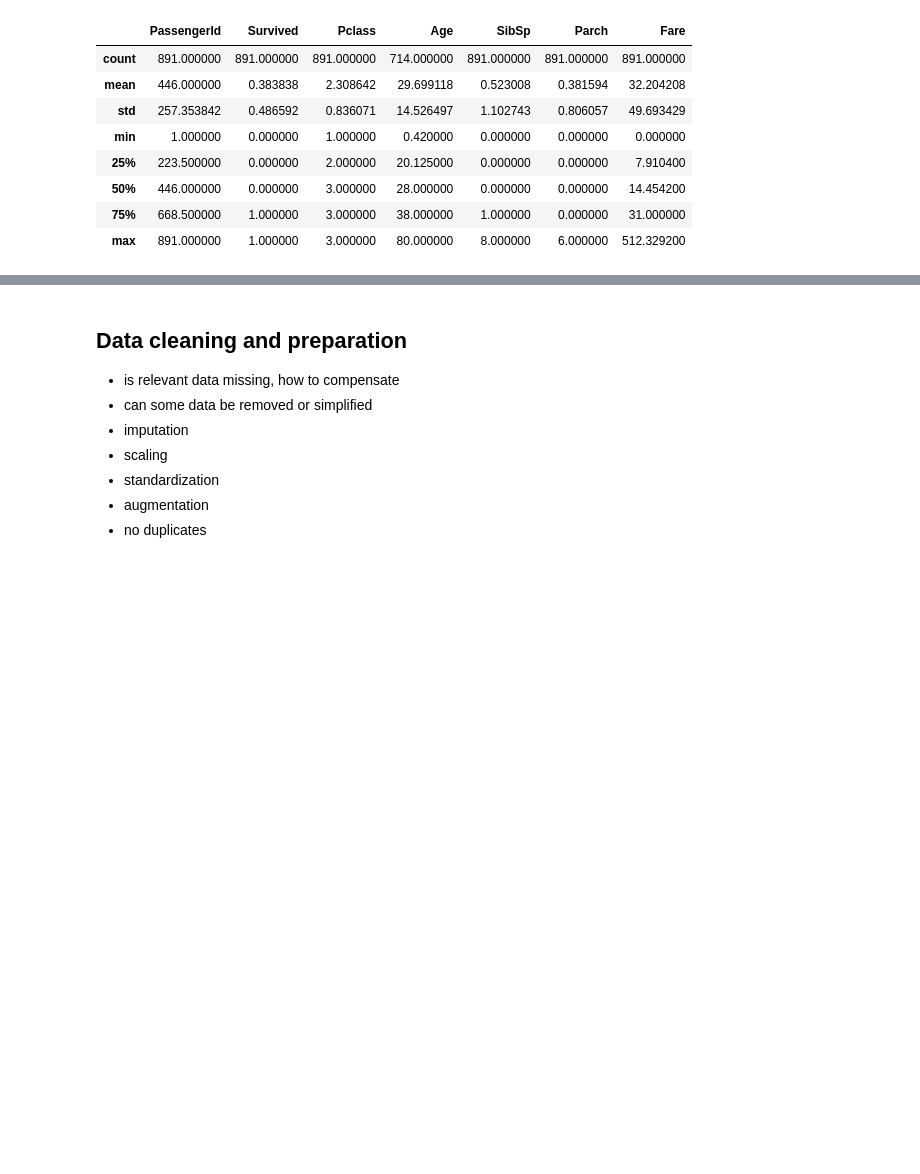
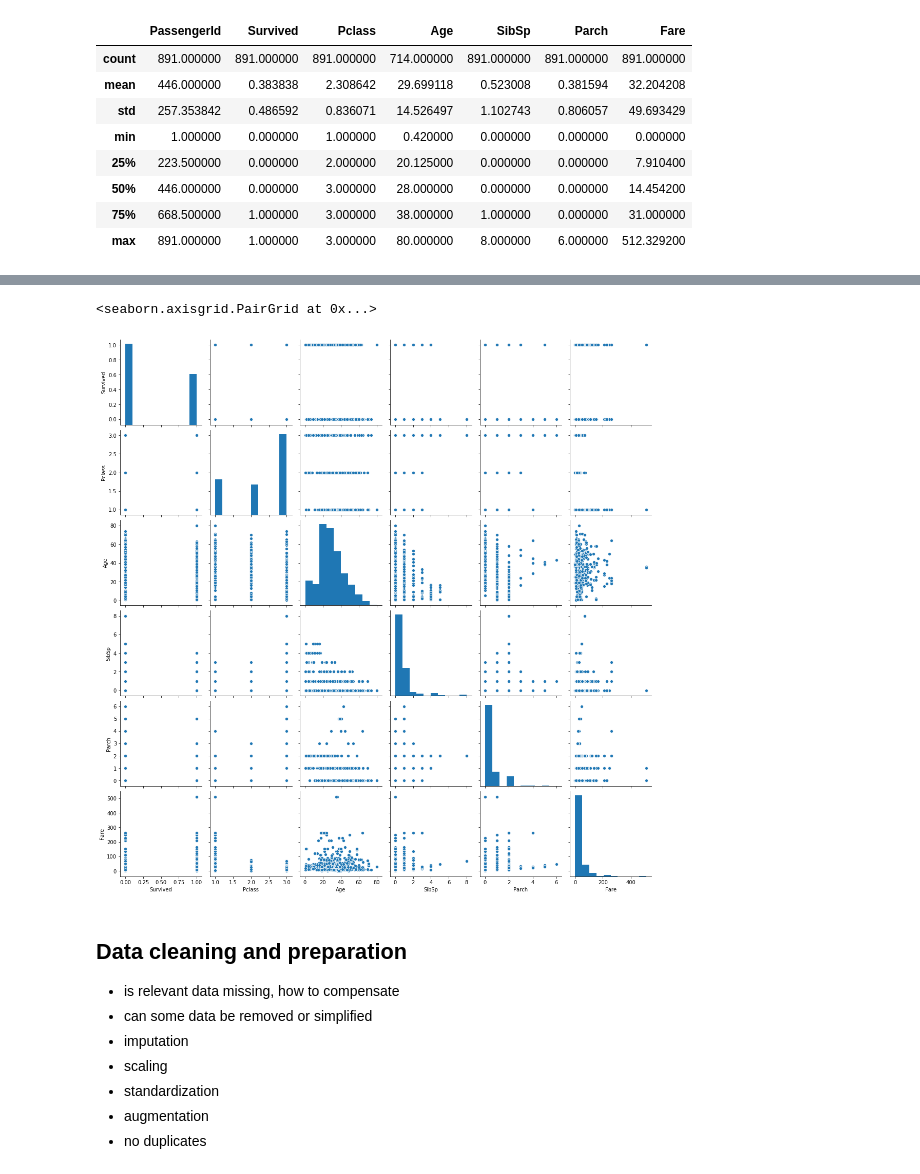
Before and after one commit to laaksonel/machine-learning, a Jupyter notebook: titanic/Titanic.ipynb, the cells around one changed output, grey strips where cells are left out. Drawn from its saved outputs; the diff is of its cells as text; code cells hidden in the pictures; blank space fills up the shorter version.

```diff
--- a/titanic/Titanic.ipynb
+++ b/titanic/Titanic.ipynb
@@ -125,3 +155,11 @@ train_data.describe()
+# %%
+# Drop passenger id column since it doesn't really hold any relevant information, it's just an identifier
+features = train_data.drop('PassengerId', axis='columns')
+
+sns.pairplot(features)
+# %% [output]
+<seaborn.axisgrid.PairGrid at 0x...>
+[figure, added]
 # %% [markdown]
 ## Data cleaning and preparation
 - is relevant data missing, how to compensate
```
Also changed, not shown: parts of 6 cells of this notebook.
